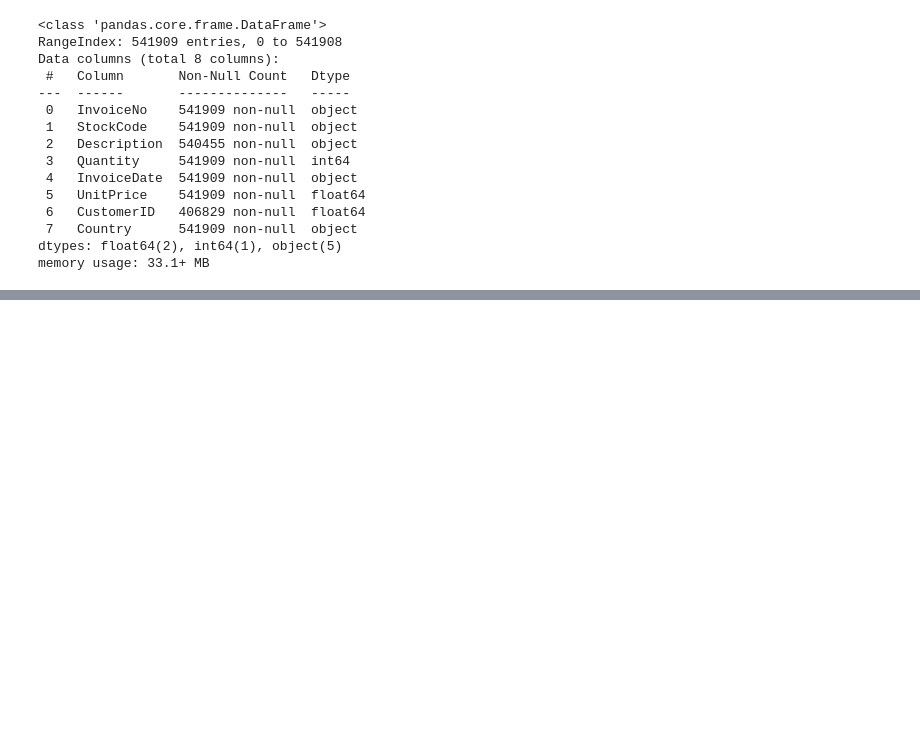
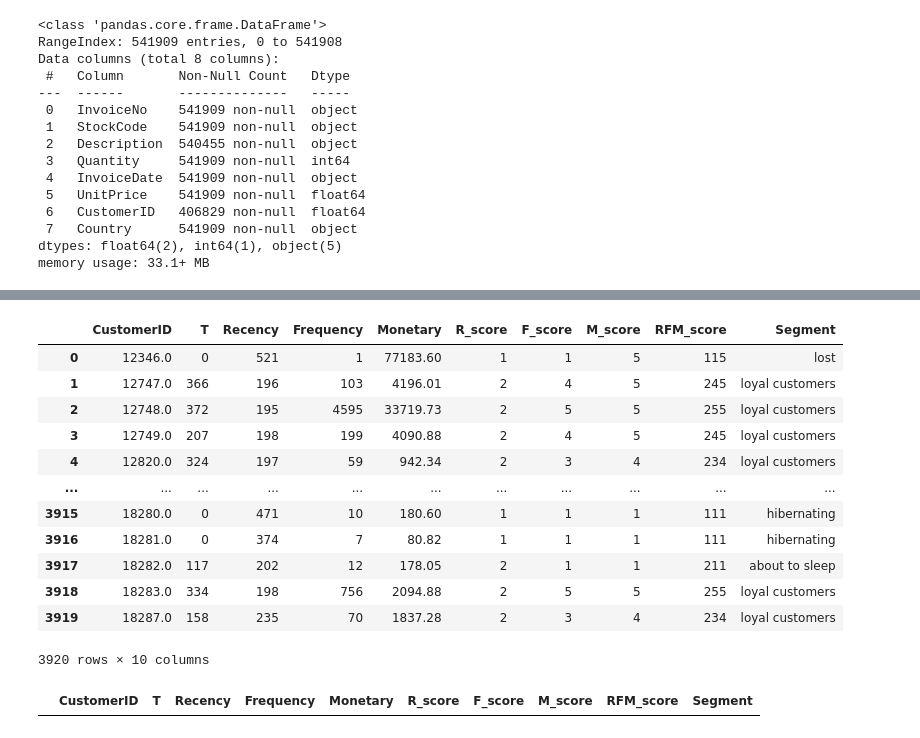
Before and after one commit to favkiet/Customer_segmentation, a Jupyter notebook: RFM.ipynb, the cells around one changed output, grey strips where cells are left out. Cells and saved outputs as stored; diff of their text form; code cells hidden in the pictures; blank space fills up the shorter version.

```diff
--- a/RFM.ipynb
+++ b/RFM.ipynb
@@ -324,0 +286,20 @@ plt.show()
+# %%
+rfm
+# %% [output]
+|  | CustomerID | T | Recency | Frequency | Monetary | R_score | F_score | M_score | RFM_score | Segment |
+| 0 | 12346.0 | 0 | 521 | 1 | 77183.60 | 1 | 1 | 5 | 115 | lost |
+| 1 | 12747.0 | 366 | 196 | 103 | 4196.01 | 2 | 4 | 5 | 245 | loyal customers |
+| 2 | 12748.0 | 372 | 195 | 4595 | 33719.73 | 2 | 5 | 5 | 255 | loyal customers |
+| 3 | 12749.0 | 207 | 198 | 199 | 4090.88 | 2 | 4 | 5 | 245 | loyal customers |
+| 4 | 12820.0 | 324 | 197 | 59 | 942.34 | 2 | 3 | 4 | 234 | loyal customers |
+| ... | ... | ... | ... | ... | ... | ... | ... | ... | ... | ... |
+| 3915 | 18280.0 | 0 | 471 | 10 | 180.60 | 1 | 1 | 1 | 111 | hibernating |
+| 3916 | 18281.0 | 0 | 374 | 7 | 80.82 | 1 | 1 | 1 | 111 | hibernating |
+| 3917 | 18282.0 | 117 | 202 | 12 | 178.05 | 2 | 1 | 1 | 211 | about to sleep |
+| 3918 | 18283.0 | 334 | 198 | 756 | 2094.88 | 2 | 5 | 5 | 255 | loyal customers |
+| 3919 | 18287.0 | 158 | 235 | 70 | 1837.28 | 2 | 3 | 4 | 234 | loyal customers |
+3920 rows × 10 columns
+# %%
+rfm[rfm['Segment'].isna()] # check có TH bị bỏ qua
+# %% [output]
+|  | CustomerID | T | Recency | Frequency | Monetary | R_score | F_score | M_score | RFM_score | Segment |
```
Also changed, not shown: parts of 48 cells of this notebook.
